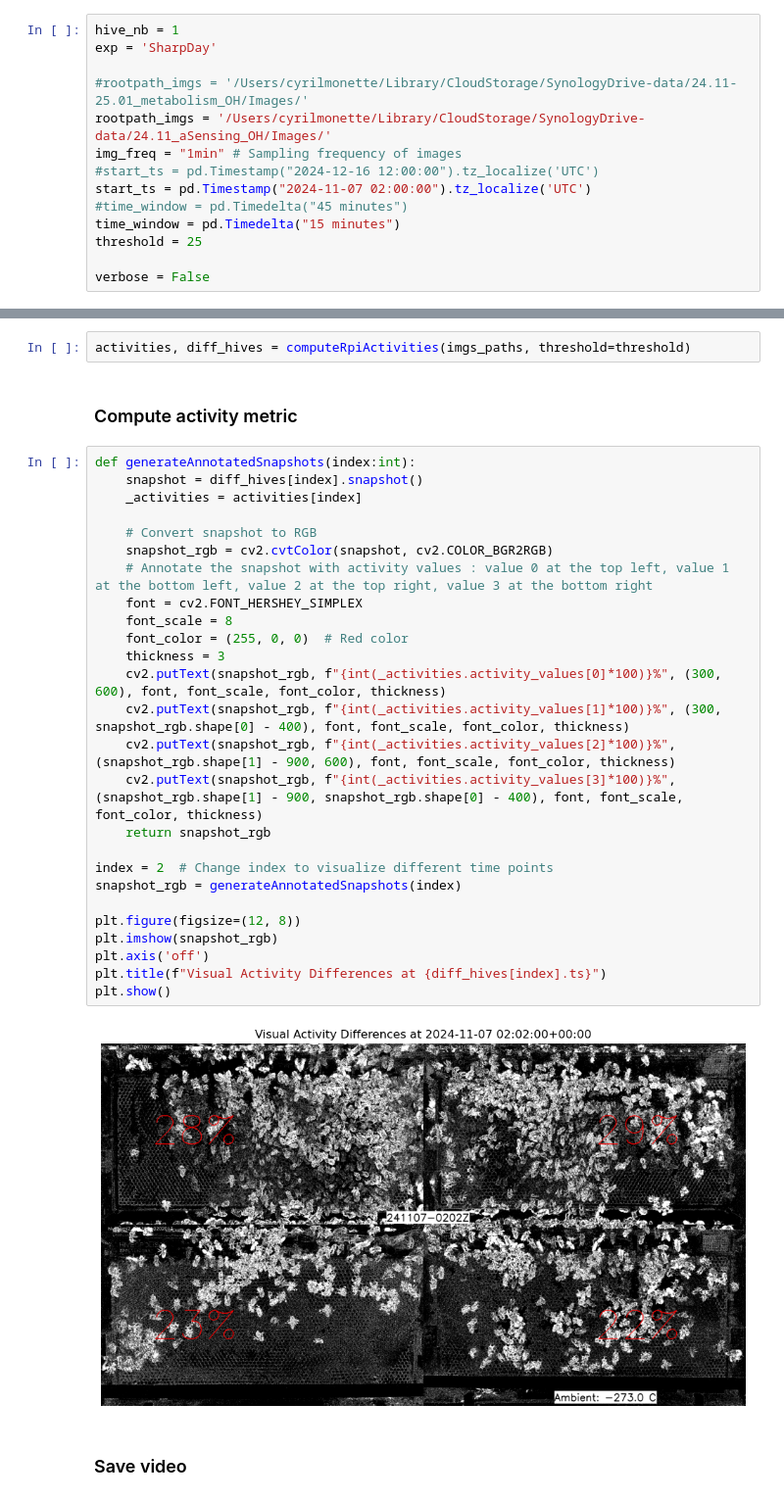
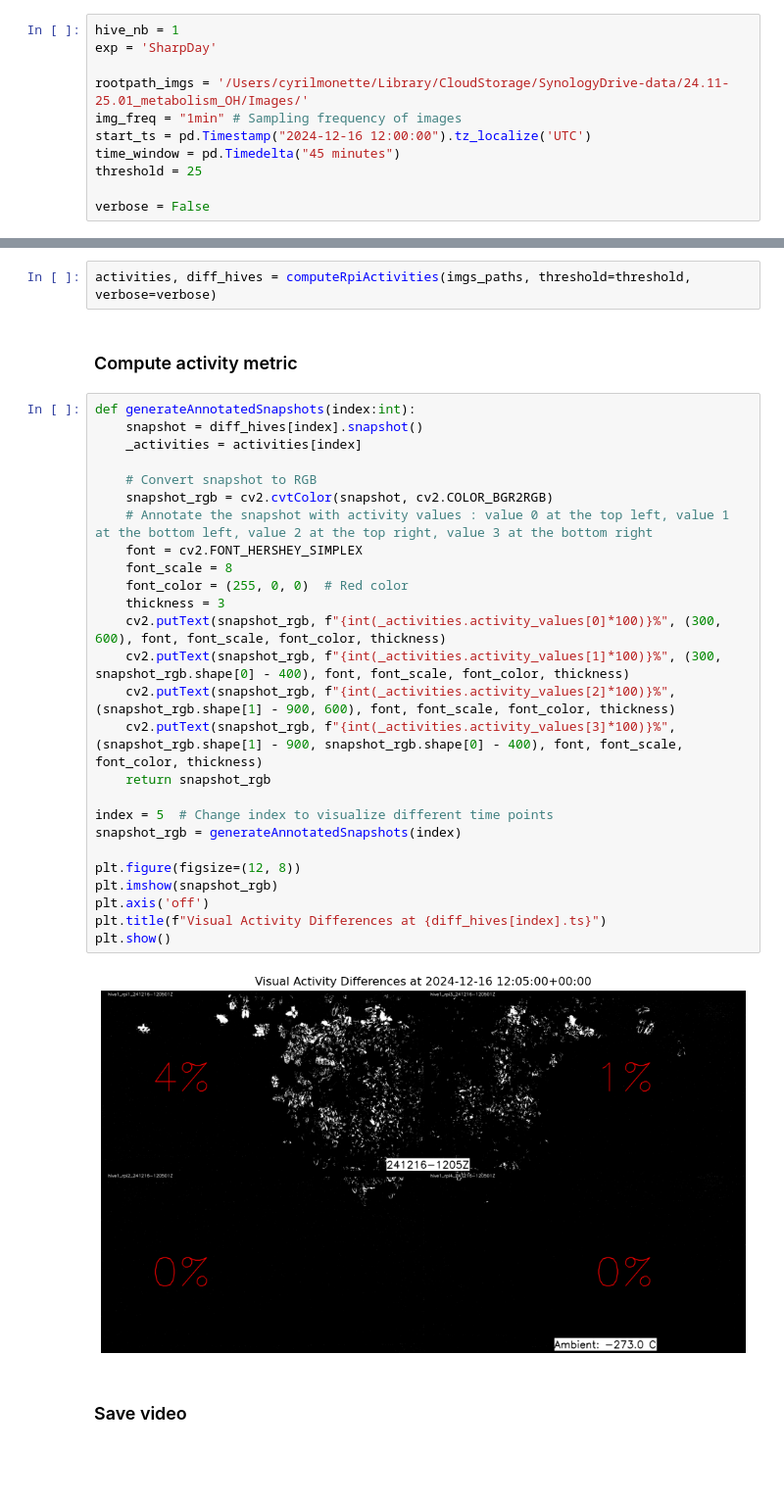
Before and after one commit to epfl-mobots/ObsHive-VisualActivity, a Jupyter notebook: sandbox.ipynb, the cells around one changed output, grey strips where cells are left out. Shown at 98% size. Saved outputs shown, nothing was run; the diff lists cells and outputs as text; blank space fills up the shorter version.

```diff
--- a/sandbox.ipynb
+++ b/sandbox.ipynb
@@ -17,13 +17,10 @@ from libActivity import computeRpiActivities
 hive_nb = 1
 exp = 'SharpDay'
 
-#rootpath_imgs = '/Users/cyrilmonette/Library/CloudStorage/SynologyDrive-data/24.11-25.01_metabolism_OH/Images/'
-rootpath_imgs = '/Users/cyrilmonette/Library/CloudStorage/SynologyDrive-data/24.11_aSensing_OH/Images/'
+rootpath_imgs = '/Users/cyrilmonette/Library/CloudStorage/SynologyDrive-data/24.11-25.01_metabolism_OH/Images/'
 img_freq = "1min" # Sampling frequency of images
-#start_ts = pd.Timestamp("2024-12-16 12:00:00").tz_localize('UTC')
-start_ts = pd.Timestamp("2024-11-07 02:00:00").tz_localize('UTC')
-#time_window = pd.Timedelta("45 minutes")
-time_window = pd.Timedelta("15 minutes")
+start_ts = pd.Timestamp("2024-12-16 12:00:00").tz_localize('UTC')
+time_window = pd.Timedelta("45 minutes")
 threshold = 25
 
 verbose = False
@@ -45,35 +42,35 @@ Will gather images between 2024-11-07 02:00:00+00:00 and 2024-11-07 02:15:00+00:
 # %%
-activities, diff_hives = computeRpiActivities(imgs_paths, threshold=threshold)
+activities, diff_hives = computeRpiActivities(imgs_paths, threshold=threshold, verbose=verbose)
 # %% [markdown]
 ### Compute activity metric
 # %%
 def generateAnnotatedSnapshots(index:int):
     snapshot = diff_hives[index].snapshot()
     _activities = activities[index]
 
     # Convert snapshot to RGB
     snapshot_rgb = cv2.cvtColor(snapshot, cv2.COLOR_BGR2RGB)
     # Annotate the snapshot with activity values : value 0 at the top left, value 1 at the bottom left, value 2 at the top right, value 3 at the bottom right
     font = cv2.FONT_HERSHEY_SIMPLEX
     font_scale = 8
     font_color = (255, 0, 0)  # Red color
     thickness = 3
     cv2.putText(snapshot_rgb, f"{int(_activities.activity_values[0]*100)}%", (300, 600), font, font_scale, font_color, thickness)
     cv2.putText(snapshot_rgb, f"{int(_activities.activity_values[1]*100)}%", (300, snapshot_rgb.shape[0] - 400), font, font_scale, font_color, thickness)
     cv2.putText(snapshot_rgb, f"{int(_activities.activity_values[2]*100)}%", (snapshot_rgb.shape[1] - 900, 600), font, font_scale, font_color, thickness)
     cv2.putText(snapshot_rgb, f"{int(_activities.activity_values[3]*100)}%", (snapshot_rgb.shape[1] - 900, snapshot_rgb.shape[0] - 400), font, font_scale, font_color, thickness)
     return snapshot_rgb
 
-index = 2  # Change index to visualize different time points
+index = 5  # Change index to visualize different time points
 snapshot_rgb = generateAnnotatedSnapshots(index)
 
 plt.figure(figsize=(12, 8))
 plt.imshow(snapshot_rgb)
 plt.axis('off')
 plt.title(f"Visual Activity Differences at {diff_hives[index].ts}")
 plt.show()
 # %% [output]
-[figure, old version]
+[figure, new version]
 # %% [markdown]
 ### Save video
 # %%
```
Also changed, not shown: parts of 1 cell of this notebook, 1 other file.
